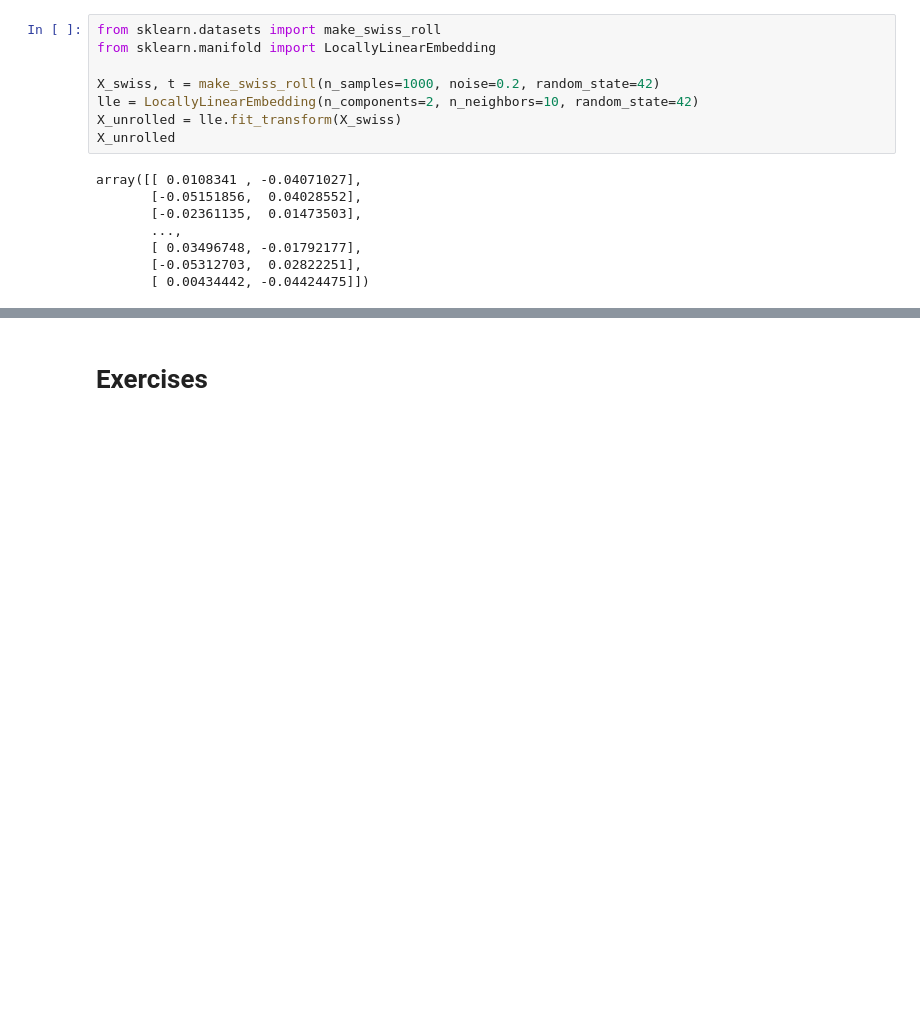
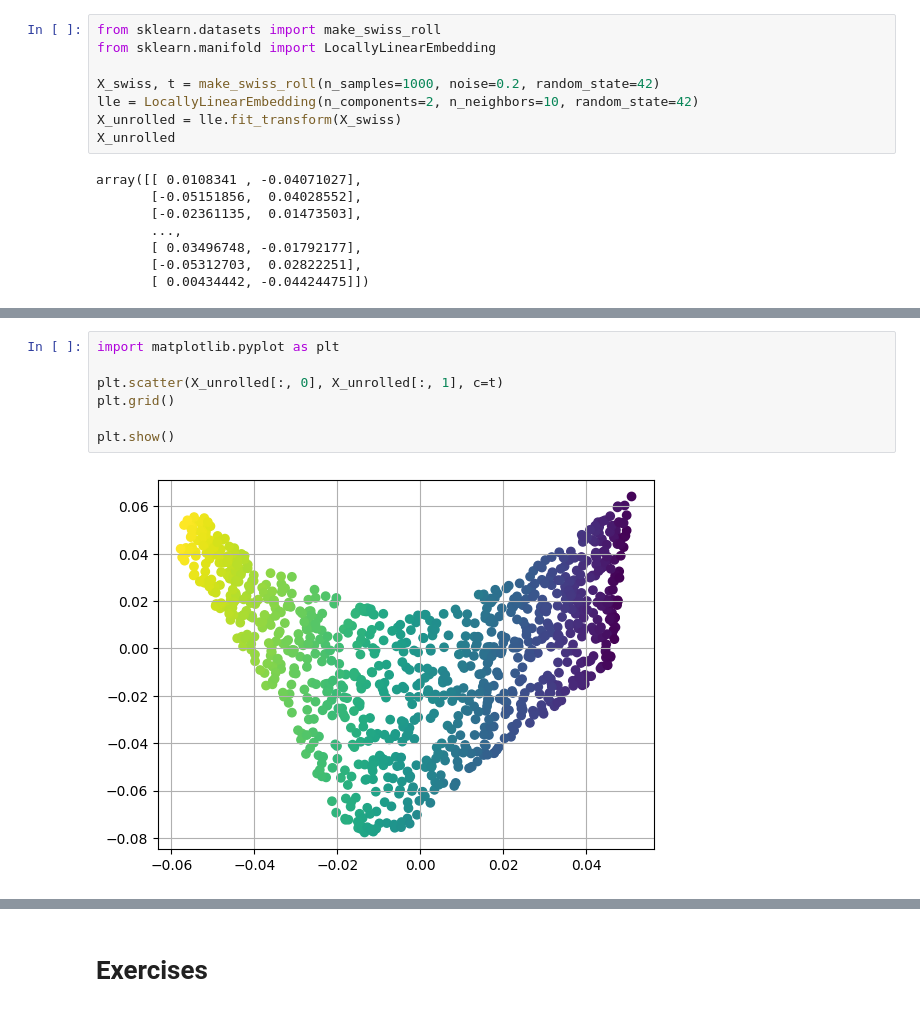
Before and after one commit to juliovr/homl, a Jupyter notebook: 08_dimensionality_reduction.ipynb, the cells around one changed output, grey strips where cells are left out. Saved outputs shown, nothing was run; the diff lists cells and outputs as text; blank space fills up the shorter version.

```diff
--- a/08_dimensionality_reduction.ipynb
+++ b/08_dimensionality_reduction.ipynb
@@ -277,0 +303,9 @@ array([[ 0.0108341 , -0.04071027],
+# %%
+import matplotlib.pyplot as plt
+
+plt.scatter(X_unrolled[:, 0], X_unrolled[:, 1], c=t)
+plt.grid()
+
+plt.show()
+# %% [output]
+[figure, added]
```
Also changed, not shown: parts of 8 cells of this notebook.
